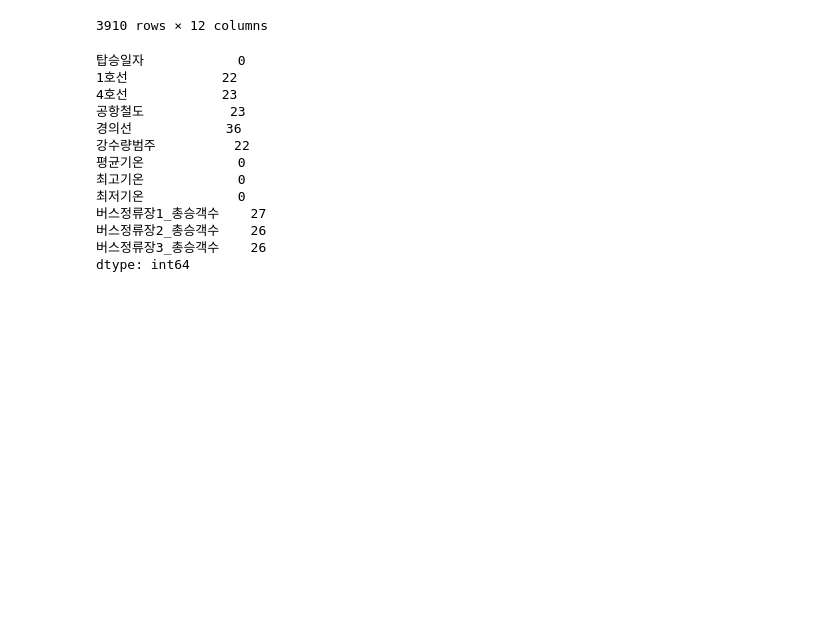
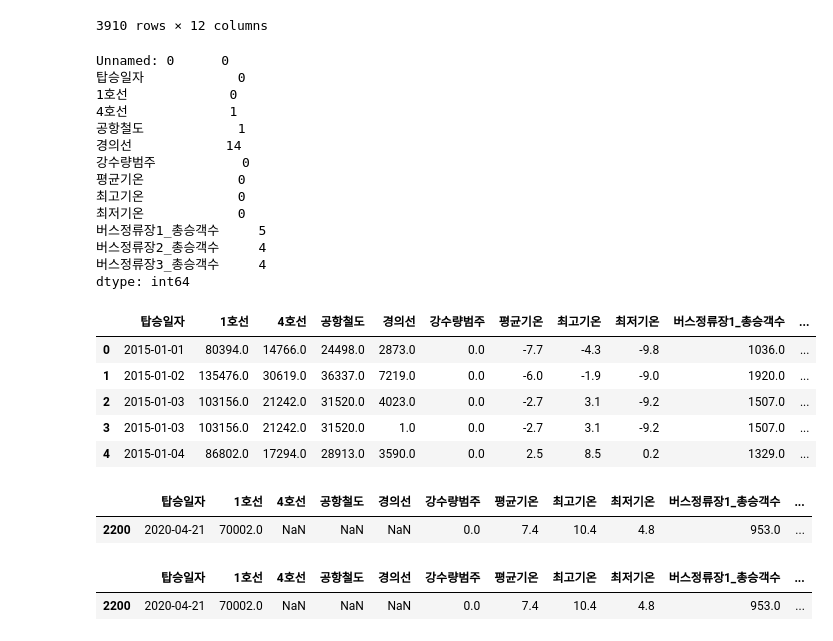
Before and after one commit to InryeolChoi/timeSeries_analysis, a Jupyter notebook: Project/examine3.ipynb, the cells around one changed output. Cells and saved outputs as stored; diff of their text form; code cells hidden in the pictures; blank space fills up the shorter version.

```diff
--- a/Project/examine3.ipynb
+++ b/Project/examine3.ipynb
@@ -326,21 +326,46 @@ df2
 3910 rows × 12 columns
 # %%
 df2.to_csv("dataTotal.csv")
+# %%
+import pandas as pd
+df2 = pd.read_csv("dataTotal.csv")
 # %%
 df2.isnull().sum()
 # %% [output]
+Unnamed: 0      0
 탑승일자            0
-1호선            22
-4호선            23
-공항철도           23
-경의선            36
-강수량범주          22
+1호선             0
+4호선             1
+공항철도            1
+경의선            14
+강수량범주           0
 평균기온            0
 최고기온            0
 최저기온            0
-버스정류장1_총승객수    27
-버스정류장2_총승객수    26
-버스정류장3_총승객수    26
+버스정류장1_총승객수     5
+버스정류장2_총승객수     4
+버스정류장3_총승객수     4
 dtype: int64
 # %%
-df2.dropna(['', ''], axis=1)
+df2 = df2.drop(labels='Unnamed: 0', axis=1)
+# %%
+df2.head()
+# %% [output]
+|  | 탑승일자 | 1호선 | 4호선 | 공항철도 | 경의선 | 강수량범주 | 평균기온 | 최고기온 | 최저기온 | 버스정류장1_총승객수 | ... |
+| 0 | 2015-01-01 | 80394.0 | 14766.0 | 24498.0 | 2873.0 | 0.0 | -7.7 | -4.3 | -9.8 | 1036.0 | ... |
+| 1 | 2015-01-02 | 135476.0 | 30619.0 | 36337.0 | 7219.0 | 0.0 | -6.0 | -1.9 | -9.0 | 1920.0 | ... |
+| 2 | 2015-01-03 | 103156.0 | 21242.0 | 31520.0 | 4023.0 | 0.0 | -2.7 | 3.1 | -9.2 | 1507.0 | ... |
+| 3 | 2015-01-03 | 103156.0 | 21242.0 | 31520.0 | 1.0 | 0.0 | -2.7 | 3.1 | -9.2 | 1507.0 | ... |
+| 4 | 2015-01-04 | 86802.0 | 17294.0 | 28913.0 | 3590.0 | 0.0 | 2.5 | 8.5 | 0.2 | 1329.0 | ... |
+# %%
+import numpy as np
+
+df2[df2['4호선'].isnull()]
+# %% [output]
+|  | 탑승일자 | 1호선 | 4호선 | 공항철도 | 경의선 | 강수량범주 | 평균기온 | 최고기온 | 최저기온 | 버스정류장1_총승객수 | ... |
+| 2200 | 2020-04-21 | 70002.0 | NaN | NaN | NaN | 0.0 | 7.4 | 10.4 | 4.8 | 953.0 | ... |
+# %%
+df2[df2['공항철도'].isnull()]
+# %% [output]
+|  | 탑승일자 | 1호선 | 4호선 | 공항철도 | 경의선 | 강수량범주 | 평균기온 | 최고기온 | 최저기온 | 버스정류장1_총승객수 | ... |
+| 2200 | 2020-04-21 | 70002.0 | NaN | NaN | NaN | 0.0 | 7.4 | 10.4 | 4.8 | 953.0 | ... |
```
Also changed, not shown: parts of 8 cells of this notebook, 1 other file.
